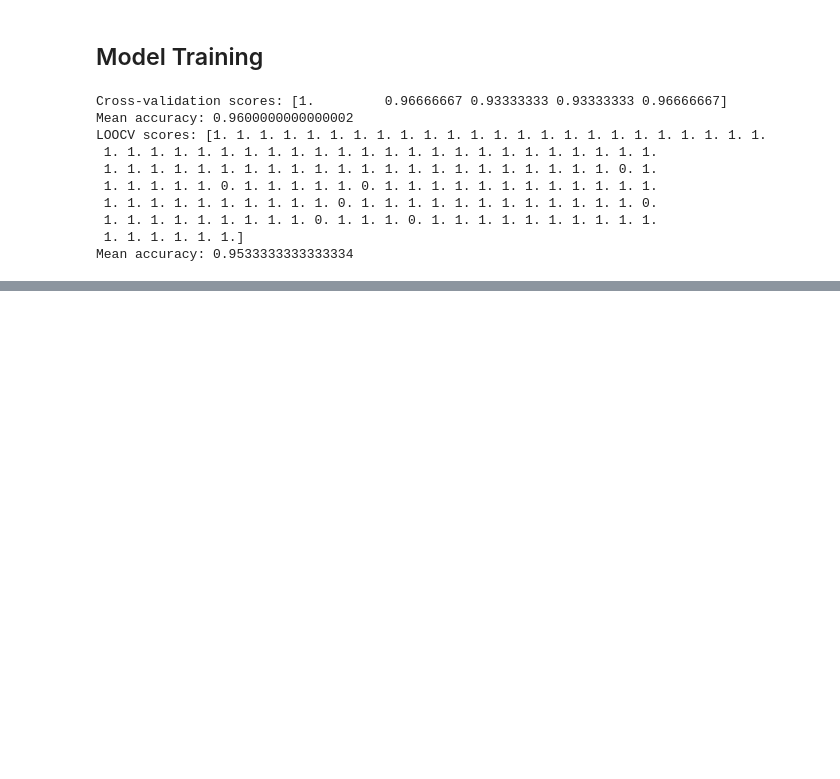
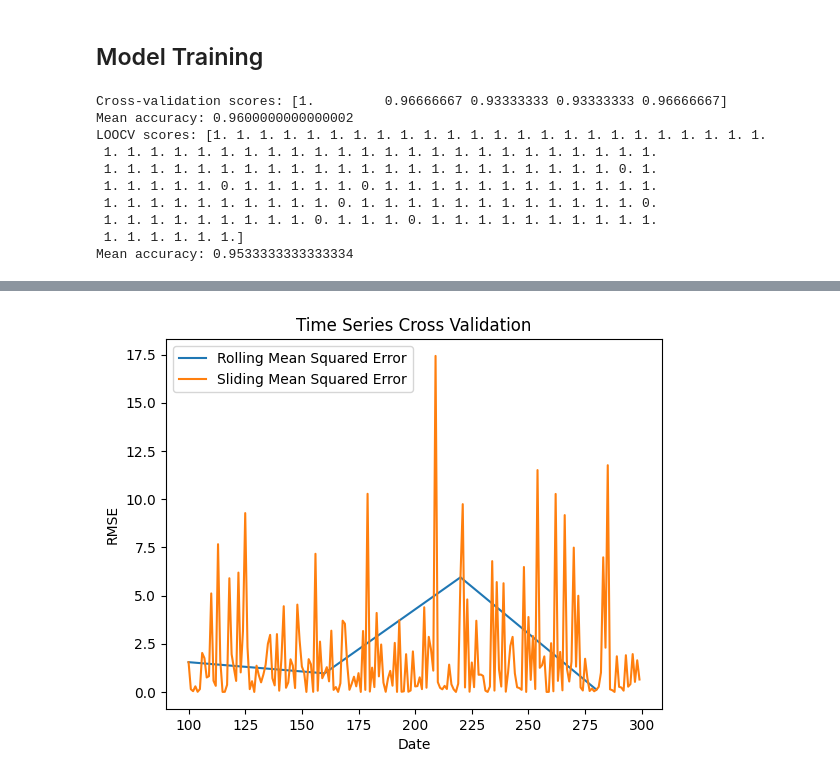
Before and after one commit to avikumart/DA-DS-Questions, a Jupyter notebook: ML_coding/Ml_coding_and_interviewn_practice.ipynb, the cells around one changed output, grey strips where cells are left out. Saved outputs shown, nothing was run; the diff lists cells and outputs as text; code cells hidden in the pictures; blank space fills up the shorter version.

```diff
--- a/ML_coding/Ml_coding_and_interviewn_practice.ipynb
+++ b/ML_coding/Ml_coding_and_interviewn_practice.ipynb
@@ -476,0 +504,9 @@ Mean accuracy: 0.9533333333333334
+# %%
+df = pd.DataFrame({"Date": dates, "Value": y})
+df.set_index("Date", inplace=True)
+df["lag1"] = df["Value"].shift(1).fillna(method="bfill")
+df["lag2"] = df["Value"].shift(2).fillna(method="bfill")
+df["lag3"] = df["Value"].shift(3).fillna(method="bfill")
+
+features = ["lag1", "lag2", "lag3"]
+target = "Value"
@@ -476,0 +545,18 @@ Mean accuracy: 0.9533333333333334
+# %%
+# run the function for expanding functino
+dates, rmes = rolling_eval(df, train_size=100, horizon=1, step=30, expanding=True)
+
+
+# sliding window
+dates_slides, rmes_slides = rolling_eval(df, train_size=100, horizon=1, step=3, expanding=False)
+# %%
+# plot the Time series CV
+plt.plot(dates, rmes, label="Rolling Mean Squared Error")
+plt.plot(dates_slides, rmes_slides, label="Sliding Mean Squared Error")
+plt.xlabel("Date")
+plt.ylabel("RMSE")
+plt.title("Time Series Cross Validation")
+plt.legend()
+plt.show()
+# %% [output]
+[figure, added]
```
Also changed, not shown: parts of 5 cells of this notebook.
